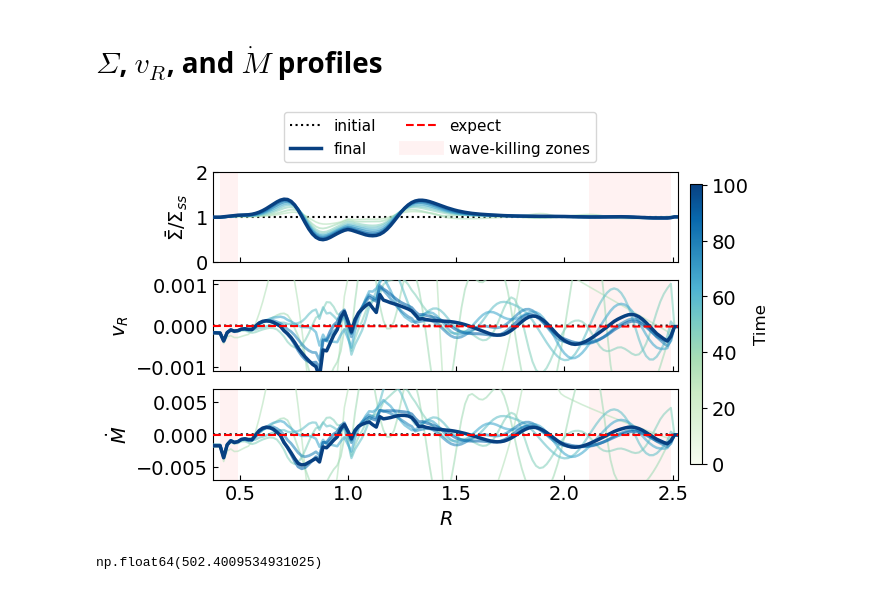
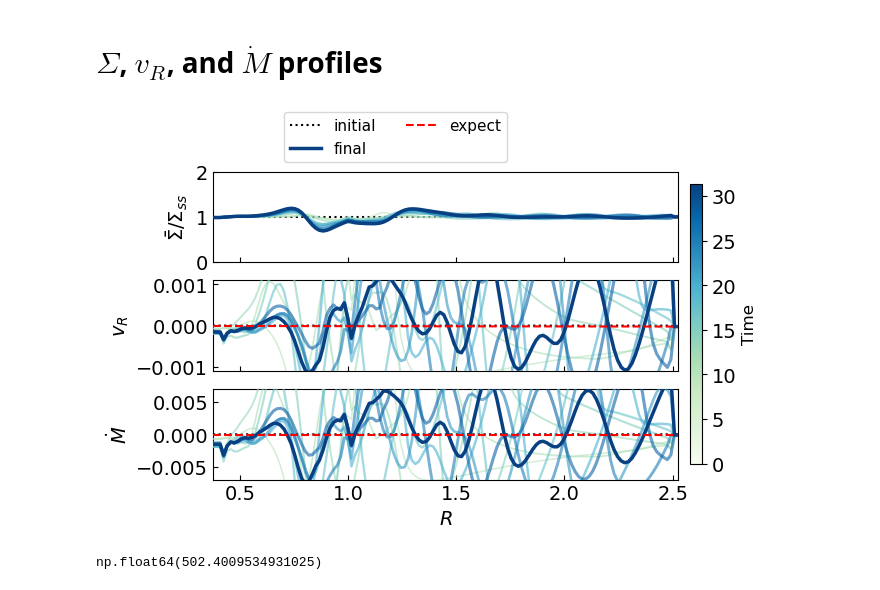
Before and after one commit to Jupiter1994/athena-warps, a Jupyter notebook: warped-disks/jiarus_diagnosis_2d.ipynb, the cells around one changed output. Cells and saved outputs as stored; diff of their text form; code cells hidden in the pictures.

```diff
--- a/warped-disks/jiarus_diagnosis_2d.ipynb
+++ b/warped-disks/jiarus_diagnosis_2d.ipynb
@@ -23,7 +127,7 @@ snapshot_list = sorted(glob.glob(path+'disk.out1.*.athdf'))
 # %%
 ## Plot density, v_r, and Mdot
 
-snapshot_plot = snapshot_list[0:33:4]
+snapshot_plot = snapshot_list[0:11:1]
 
 ## NOTE: I think the color scaling is wrong when the first snapshot isn't i=0, but it's a minor point
 norm   = mcolors.PowerNorm(gamma=1.5, vmin=0, vmax=len(snapshot_plot)-1)
@@ -102,49 +206,52 @@ axs[0].plot([],[],c='r',lw=1.5,ls='--',zorder=zorder+200,label='expect')
 axs[0].set_ylabel(r'$\bar{\Sigma}/\Sigma_{ss}$')
 axs[1].set_ylabel(r'$v_{R}$')
 axs[2].set_ylabel(r'$\dot{M}$')
 axs[-1].set_xlabel(r'$R$')
 axs[-1].set_xlim(rad_app[[0, -1]])
 
 axs[0].set_ylim(0, 2)
 axs[1].set_ylim(-1.1e-3, 1.1e-3)
 axs[2].set_ylim(-7e-3, 7e-3)
 
 for ax in axs.flatten():
     ax.tick_params(which='both',direction='in')
 
-r_in = 0.4 # 0.5
-r_out = 2.5
-r_iwkz = 0.5 # 0.46 # 0.7
-r_owkz = 2.1 # 1.6
+# plot wave-killing zones
+use_wk = False
+if use_wk:
+    r_in = 0.4 # 0.5
+    r_out = 2.5
+    r_iwkz = 0.5 # 0.46 # 0.7
+    r_owkz = 2.1 # 1.6
 
-# locations of wave-killing zones
-where = ((rad_app > r_in) & (rad_app < r_iwkz)) | \
-            ((rad_app > r_owkz) & (rad_app < r_out))
+    # locations of wave-killing zones
+    where = ((rad_app > r_in) & (rad_app < r_iwkz)) | \
+                ((rad_app > r_owkz) & (rad_app < r_out))
 
-axs[0].fill_between(rad_app, axs[0].get_ylim()[1], where = where,\
-            facecolor='red', alpha=0.05)
-axs[1].fill_between(rad_app, axs[1].get_ylim()[0], axs[1].get_ylim()[1], \
-            where = where, facecolor='red', alpha=0.05)
-axs[2].fill_between(rad_app, axs[2].get_ylim()[0], axs[2].get_ylim()[1], \
-            where = where, facecolor='red', alpha=0.05)
+    axs[0].fill_between(rad_app, axs[0].get_ylim()[1], where = where,\
+                facecolor='red', alpha=0.05)
+    axs[1].fill_between(rad_app, axs[1].get_ylim()[0], axs[1].get_ylim()[1], \
+                where = where, facecolor='red', alpha=0.05)
+    axs[2].fill_between(rad_app, axs[2].get_ylim()[0], axs[2].get_ylim()[1], \
+                where = where, facecolor='red', alpha=0.05)
 
-axs[0].plot([],[],color='red',linewidth=10, alpha=0.05, label='wave-killing zones')
+    axs[0].plot([],[],color='red',linewidth=10, alpha=0.05, label='wave-killing zones')
 
 axs[0].legend(
     fontsize=11,
     loc='upper left',
     bbox_to_anchor=(0.15, 1.22, 1.02, .452),
     ncol=2,
     #mode="expand",
     borderaxespad=0.1
 )
 
 
-save_fig = True
+save_fig = False
 if save_fig:
     plt.savefig("Figs/Snapshots/" + sim_name + "-snapshots.png", bbox_inches='tight')
 # %% [output]
-[figure, old version]
+[figure, new version]
 # %%
 t_sim
 # %% [output]
```
Also changed, not shown: parts of 8 cells of this notebook.
